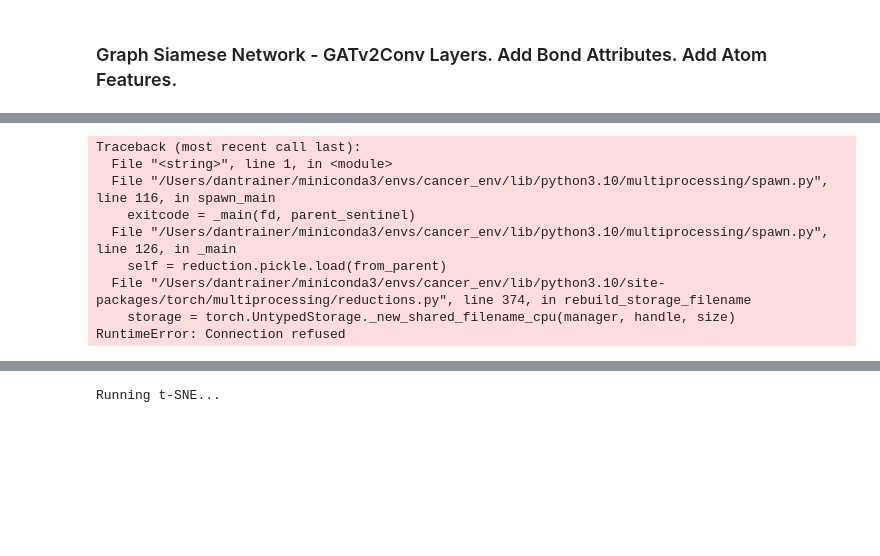
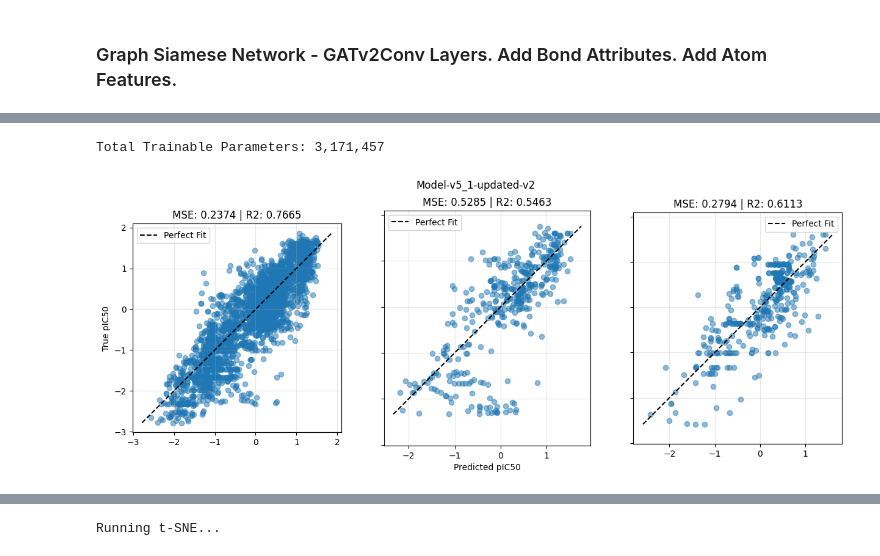
Before and after one commit to Djtrainer/cancer_research, a Jupyter notebook: notebooks/mdm2_breaker_model_eda.ipynb, the cells around one changed output, grey strips where cells are left out. Saved outputs shown, nothing was run; the diff lists cells and outputs as text; code cells hidden in the pictures; blank space fills up the shorter version.

```diff
--- a/notebooks/mdm2_breaker_model_eda.ipynb
+++ b/notebooks/mdm2_breaker_model_eda.ipynb
@@ -34,7 +34,8 @@ mol_file = os.path.join(
 )
 # %%
 EPOCHS = 100
-LR = 1e-4
+LR = 1e-5
+BS = 128
 # %% [markdown]
 ## Load Data
 # %%
@@ -150,8 +151,9 @@ model_v5, train_loader_v5, val_loader_v5, test_loader_v5 = train_model(
     epochs=EPOCHS,
     lr=LR,
     save_name="Model-v5_1-updated",
-    train=False,
+    train=True,
     mol_file=mol_file,
+    batch_size=BS
 )
 # %% [output]
 GPU available: True (mps), used: False
@@ -184,38 +182,36 @@ plot_loss("lightning_logs/version_18/metrics.csv")
 # %%
-checkpoint_path = "checkpoints/Model-v5_1-updated-v2.ckpt"
+
+checkpoint_path = "checkpoints/Model-v5_1-updated-v7.ckpt"
 
 # 1. Load the raw checkpoint
 checkpoint = torch.load(checkpoint_path)
 state_dict = checkpoint["state_dict"]
 
 # 2. Fix the keys (Remove "model." prefix)
 new_state_dict = {}
 for key, value in state_dict.items():
     if key.startswith("model."):
         # Strip the first 6 characters ("model.")
         new_key = key[6:]
         new_state_dict[new_key] = value
 
 # 3. Initialize your raw model
 model = GraphSiameseNetwork(molecular_encoding_type="gcn")
 
 # 4. Load the cleaned weights
 model.load_state_dict(new_state_dict)
+
+total_params = sum(p.numel() for p in model.parameters() if p.requires_grad)
+print(f"\nTotal Trainable Parameters: {total_params:,}")
+
 model.eval()
 
 plot_predictions(
     model,
     (train_loader_v5, val_loader_v5, test_loader_v5),
     protein_data.get_graph(),
     "Model-v5_1-updated-v2",
 )
 # %% [output]
-Traceback (most recent call last):
-  File "<string>", line 1, in <module>
-  File "/Users/dantrainer/miniconda3/envs/cancer_env/lib/python3.10/multiprocessing/spawn.py", line 116, in spawn_main
-    exitcode = _main(fd, parent_sentinel)
-  File "/Users/dantrainer/miniconda3/envs/cancer_env/lib/python3.10/multiprocessing/spawn.py", line 126, in _main
-    self = reduction.pickle.load(from_parent)
-  File "/Users/dantrainer/miniconda3/envs/cancer_env/lib/python3.10/site-packages/torch/multiprocessing/reductions.py", line 374, in rebuild_storage_filename
-    storage = torch.UntypedStorage._new_shared_filename_cpu(manager, handle, size)
-RuntimeError: Connection refused
+Total Trainable Parameters: 3,171,457
+[figure, added]
```
Also changed, not shown: parts of 12 cells of this notebook, 7 other files.
